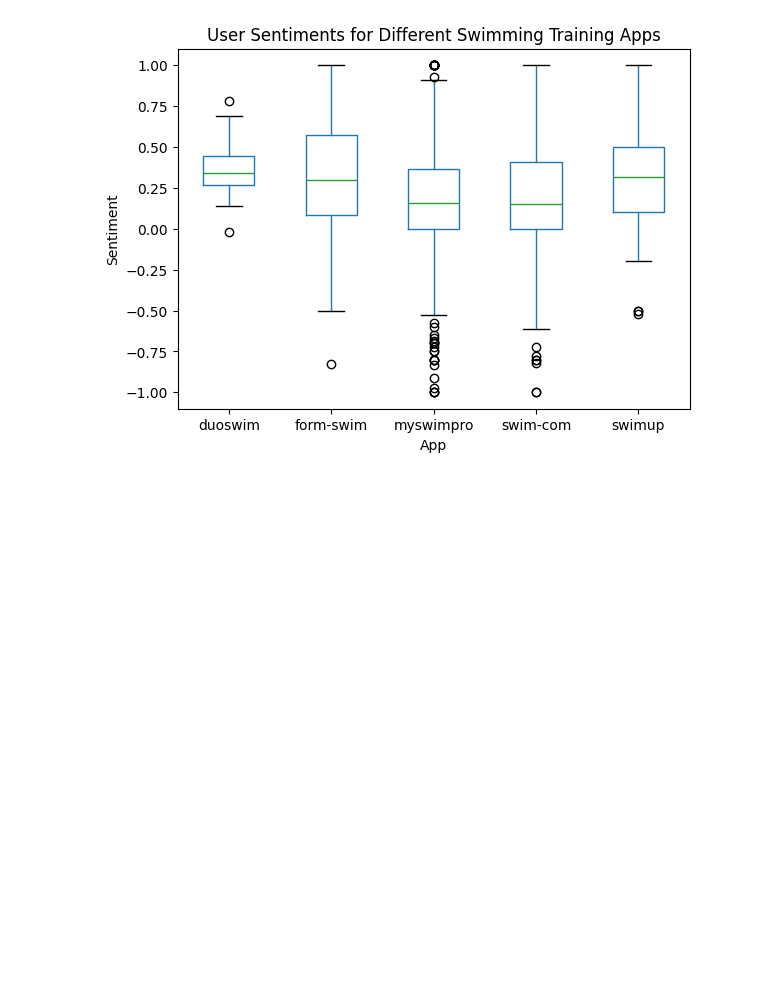
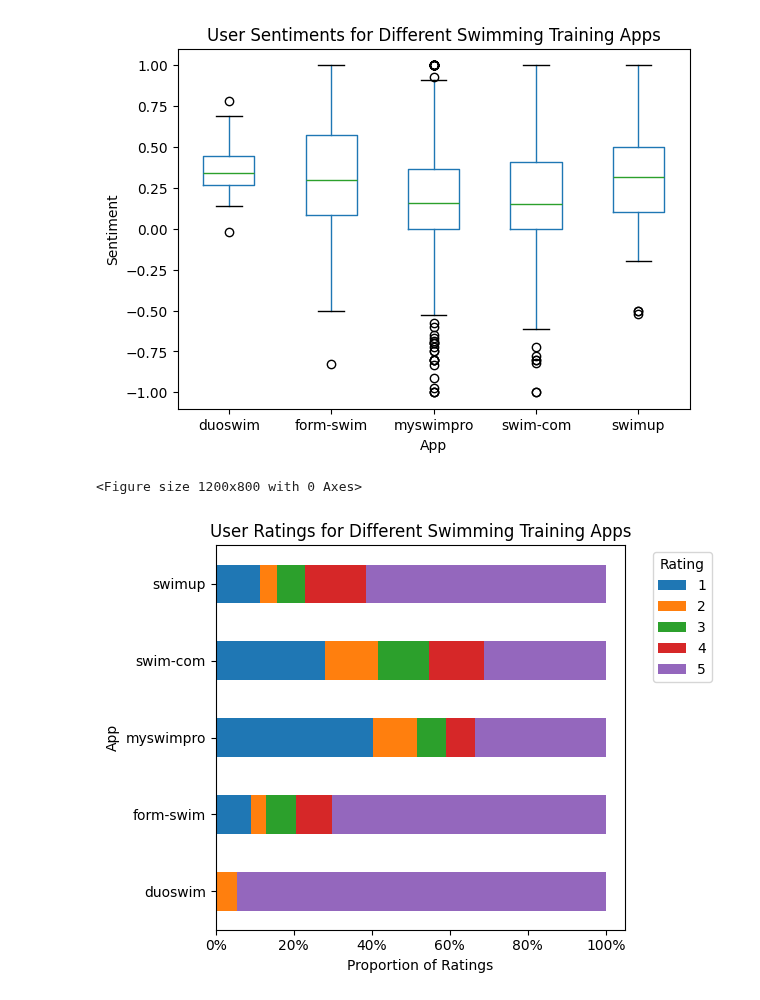
Before and after one commit to momonong/swim-apps-reviews-analysis, a Jupyter notebook: data_mining/da2.ipynb, the cells around one changed output. Drawn from its saved outputs; the diff is of its cells as text; code cells hidden in the pictures; blank space fills up the shorter version.

Commit message:
Add new data visualization with GPT-4o

```diff
--- a/data_mining/da2.ipynb
+++ b/data_mining/da2.ipynb
@@ -163,3 +163,33 @@ plt.show()
 # %% [output]
 <Figure size 1200x800 with 0 Axes>
 [figure]
+# %%
+import pandas as pd
+import matplotlib.pyplot as plt
+
+data = pd.read_csv('new_result/all_concat.csv')
+data = data.drop(columns=['Unnamed: 0'])
+data['date'] = pd.to_datetime(data['date'])
+
+# 评分分布按应用程序
+rating_counts = data.groupby(['app', 'rating']).size().unstack().fillna(0)
+
+# 绘制评分分布的堆叠条形图
+rating_counts_normalized = rating_counts.div(rating_counts.sum(axis=1), axis=0)
+
+plt.figure(figsize=(12, 8))
+rating_counts_normalized.plot(kind='barh', stacked=True)
+
+# 格式化x轴为百分比
+plt.gca().xaxis.set_major_formatter(plt.FuncFormatter(lambda x, _: f'{x:.0%}'))
+
+plt.title('User Ratings for Different Swimming Training Apps')
+plt.xlabel('Proportion of Ratings')
+plt.ylabel('App')
+plt.legend(title='Rating', bbox_to_anchor=(1.05, 1), loc='upper left')
+plt.xticks(rotation=0)  # 确保应用程序名称是水平的
+plt.tight_layout()
+plt.show()
+# %% [output]
+<Figure size 1200x800 with 0 Axes>
+[figure, added]
```
